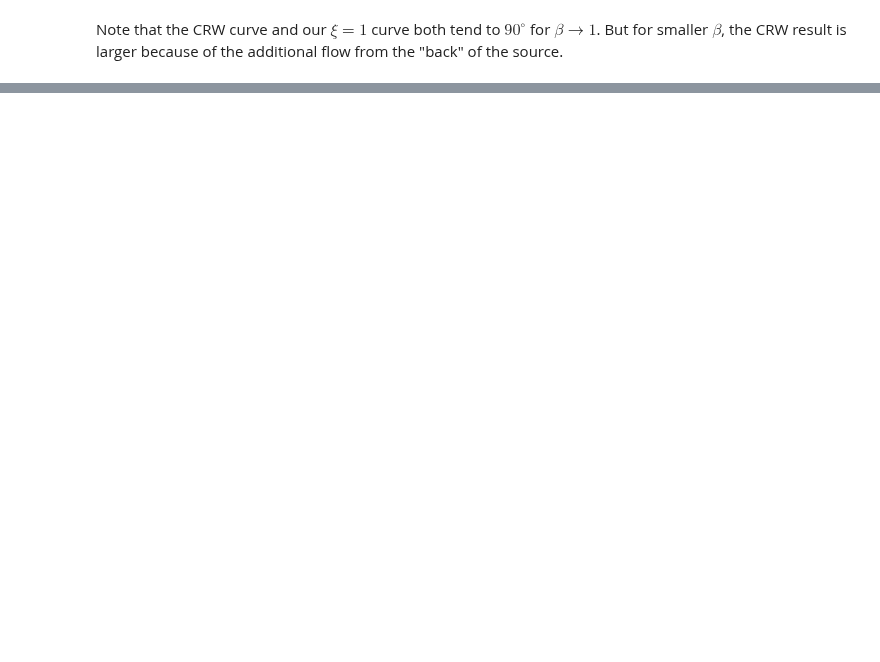
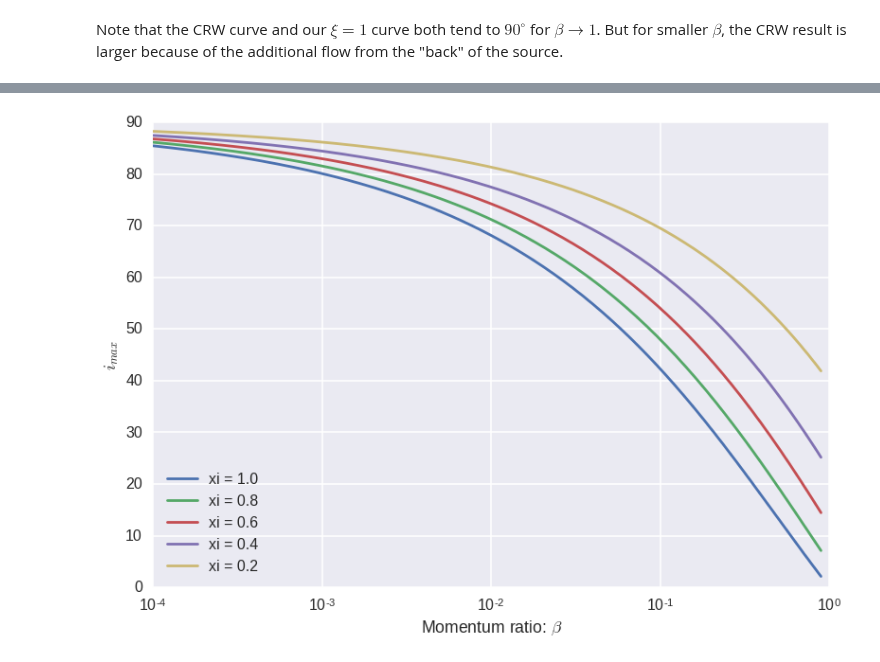
Before and after one commit to will-henney/bowshock-shape, a Jupyter notebook: CRW-shapes/t_infty-analysis.ipynb, the cells around one changed output, grey strips where cells are left out. Cells and saved outputs as stored; diff of their text form; code cells hidden in the pictures; blank space fills up the shorter version.

```diff
--- a/CRW-shapes/t_infty-analysis.ipynb
+++ b/CRW-shapes/t_infty-analysis.ipynb
@@ -187,0 +219,15 @@ Note that the CRW curve and our $\xi = 1$ curve both tend to $90^\circ$ for $\be
+# %%
+th_init = np.radians(91.0)
+fig, ax = plt.subplots(1, 1)
+for xi in xilist:
+    thinfs = np.empty_like(betas)
+    for i, beta in enumerate(betas):
+        thinfs[i] = fsolve(finf, th_init, args=(beta,xi))
+        max_inc = np.arctan(-1./np.tan(thinfs))
+    ax.plot(betas, np.degrees(max_inc), label='xi = {:.1f}'.format(xi))
+ax.legend(loc='lower left')
+ax.set_xlabel(r'Momentum ratio: $\beta$')
+ax.set_ylabel(r'$i_{max}$')
+ax.set_xscale('log')
+# %% [output]
+[figure, added]
```
Also changed, not shown: parts of 6 cells of this notebook.
